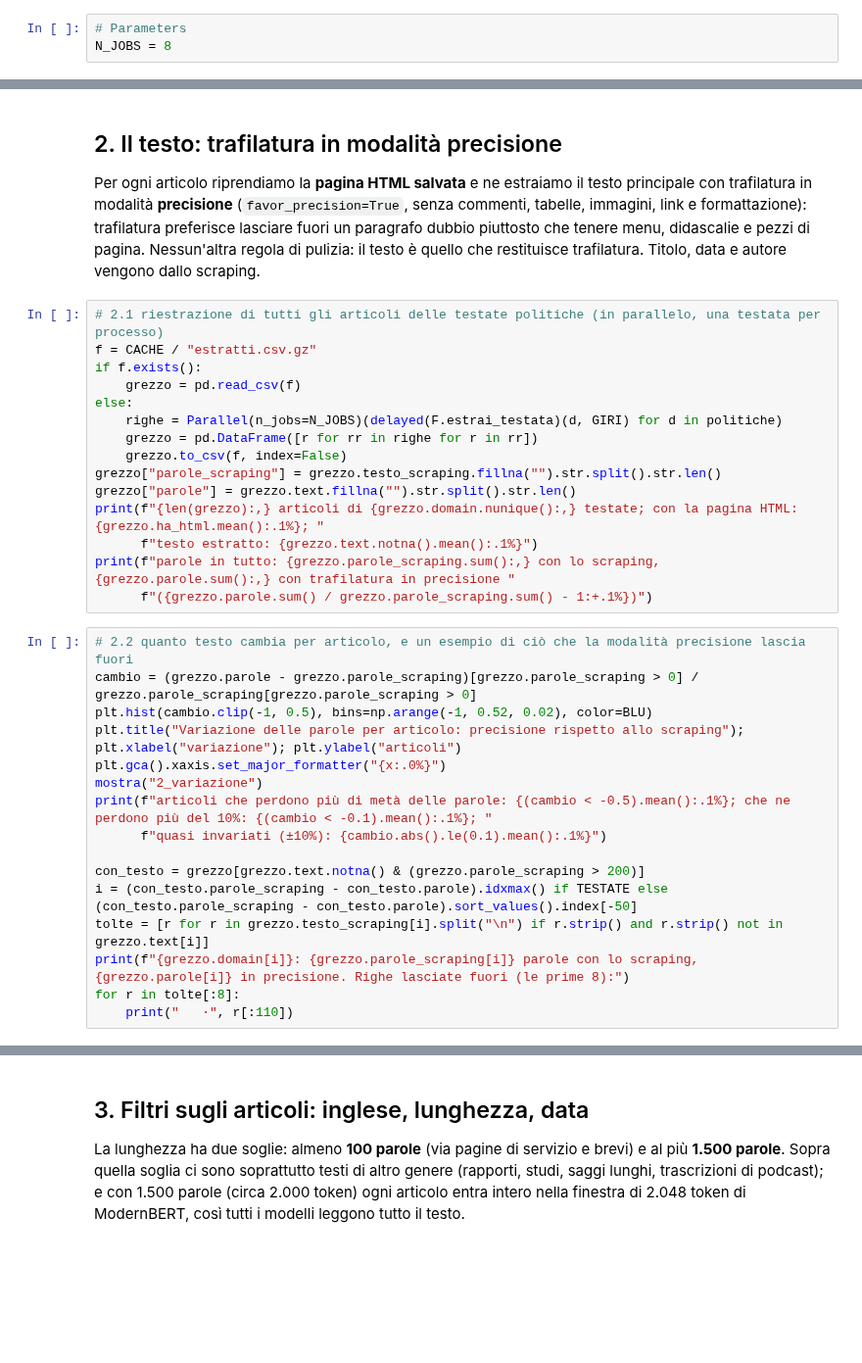
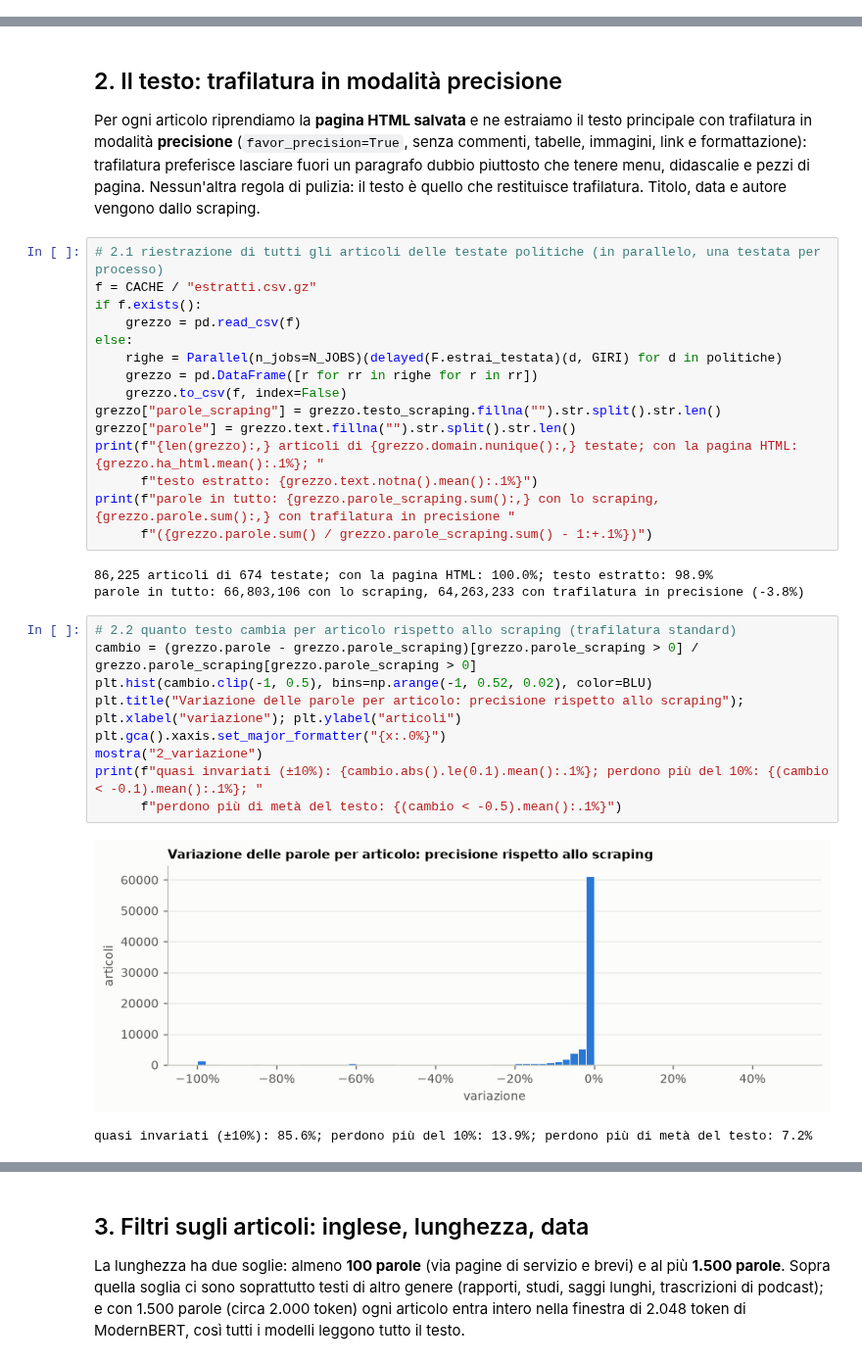
Before and after one commit to bianchi-john/PublisherClassification, a Jupyter notebook: Code/WebScience2027/Tentativi/16_DataPreparation/Results/01_data_preparation_eseguito.ipynb, the cells around one changed output, grey strips where cells are left out. Shown at 98% size. Cells and saved outputs as stored; diff of their text form; blank space fills up the shorter version.

```diff
--- a/Code/WebScience2027/Tentativi/16_DataPreparation/Results/01_data_preparation_eseguito.ipynb
+++ b/Code/WebScience2027/Tentativi/16_DataPreparation/Results/01_data_preparation_eseguito.ipynb
@@ -22,9 +22,6 @@ MIN_PAROLE = 100
 MAX_PAROLE = 1500      # circa 2.000 token di ModernBERT (1,32 token per parola): ogni articolo entra intero in 2.048
 MIN_ARTICOLI = 10
 DAL = "2025-01-01"
-# %%
-# Parameters
-N_JOBS = 8
 # %%
 import hashlib
 import warnings
@@ -119,22 +116,21 @@ print(f"{len(grezzo):,} articoli di {grezzo.domain.nunique():,} testate; con la
       f"testo estratto: {grezzo.text.notna().mean():.1%}")
 print(f"parole in tutto: {grezzo.parole_scraping.sum():,} con lo scraping, {grezzo.parole.sum():,} con trafilatura in precisione "
       f"({grezzo.parole.sum() / grezzo.parole_scraping.sum() - 1:+.1%})")
+# %% [output]
+86,225 articoli di 674 testate; con la pagina HTML: 100.0%; testo estratto: 98.9%
+parole in tutto: 66,803,106 con lo scraping, 64,263,233 con trafilatura in precisione (-3.8%)
 # %%
-# 2.2 quanto testo cambia per articolo, e un esempio di ciò che la modalità precisione lascia fuori
+# 2.2 quanto testo cambia per articolo rispetto allo scraping (trafilatura standard)
 cambio = (grezzo.parole - grezzo.parole_scraping)[grezzo.parole_scraping > 0] / grezzo.parole_scraping[grezzo.parole_scraping > 0]
 plt.hist(cambio.clip(-1, 0.5), bins=np.arange(-1, 0.52, 0.02), color=BLU)
 plt.title("Variazione delle parole per articolo: precisione rispetto allo scraping"); plt.xlabel("variazione"); plt.ylabel("articoli")
 plt.gca().xaxis.set_major_formatter("{x:.0%}")
 mostra("2_variazione")
-print(f"articoli che perdono più di metà delle parole: {(cambio < -0.5).mean():.1%}; che ne perdono più del 10%: {(cambio < -0.1).mean():.1%}; "
-      f"quasi invariati (±10%): {cambio.abs().le(0.1).mean():.1%}")
-
-con_testo = grezzo[grezzo.text.notna() & (grezzo.parole_scraping > 200)]
-i = (con_testo.parole_scraping - con_testo.parole).idxmax() if TESTATE else (con_testo.parole_scraping - con_testo.parole).sort_values().index[-50]
-tolte = [r for r in grezzo.testo_scraping[i].split("\n") if r.strip() and r.strip() not in grezzo.text[i]]
-print(f"{grezzo.domain[i]}: {grezzo.parole_scraping[i]} parole con lo scraping, {grezzo.parole[i]} in precisione. Righe lasciate fuori (le prime 8):")
-for r in tolte[:8]:
-    print("   ·", r[:110])
+print(f"quasi invariati (±10%): {cambio.abs().le(0.1).mean():.1%}; perdono più del 10%: {(cambio < -0.1).mean():.1%}; "
+      f"perdono più di metà del testo: {(cambio < -0.5).mean():.1%}")
+# %% [output]
+[figure, added]
+quasi invariati (±10%): 85.6%; perdono più del 10%: 13.9%; perdono più di metà del testo: 7.2%
 # %%
 # 2.3 senza testo estratto (pagina mancante o trafilatura non trova un testo principale): fuori
 art = grezzo[grezzo.text.notna()].reset_index(drop=True)
```
Also changed, not shown: parts of 17 cells of this notebook, 54 other files.
